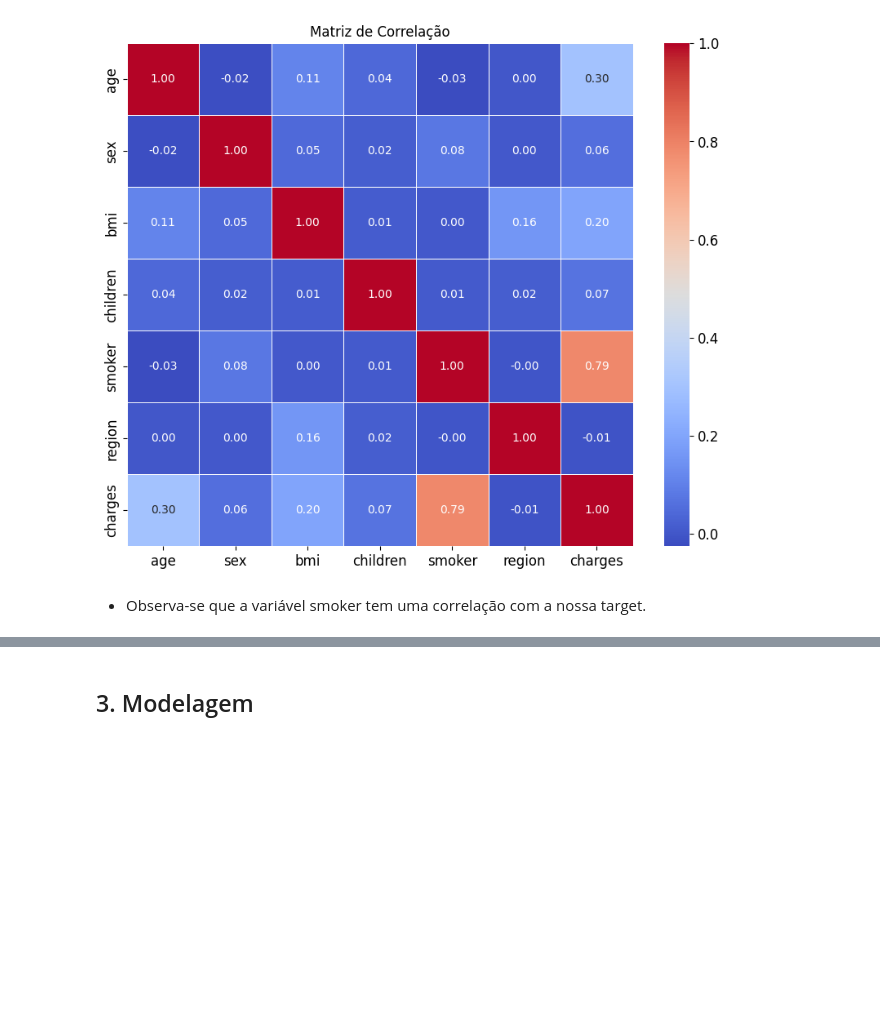
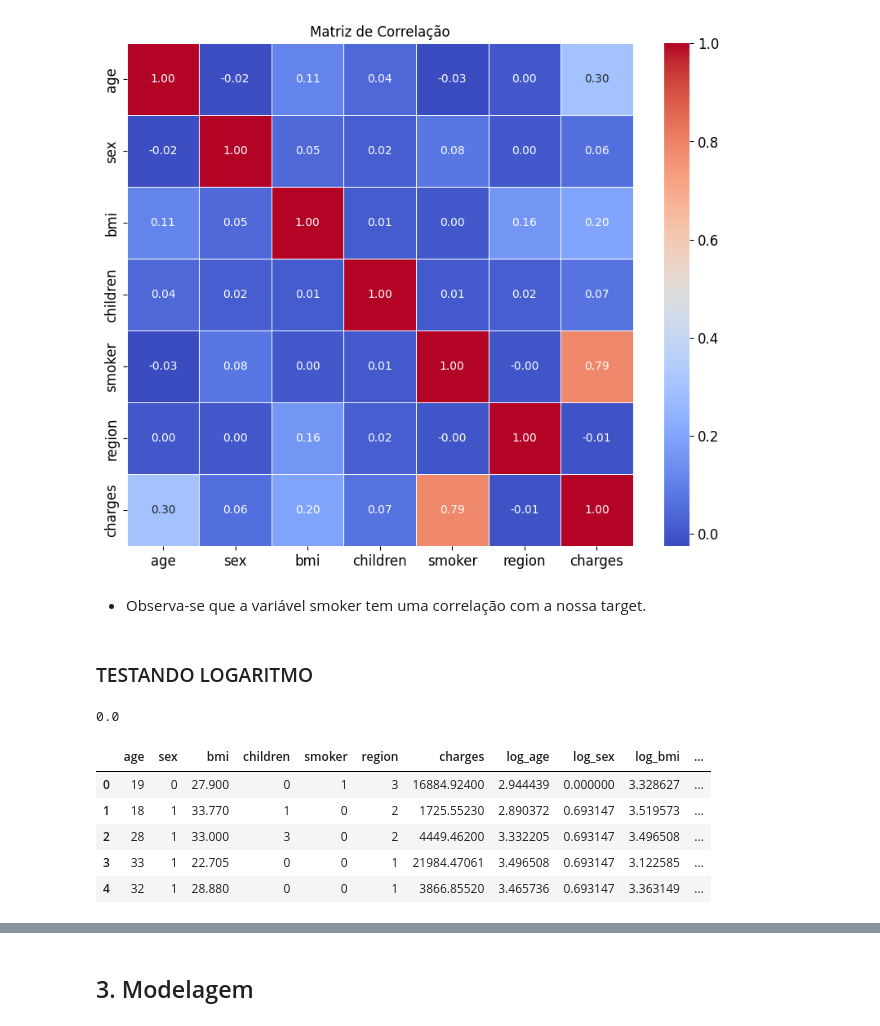
Before and after one commit to biancaalvesb/FIAP_POS_IA_ML, a Jupyter notebook: regressao_tech_challenge_1.ipynb, the cells around one changed output, grey strips where cells are left out. Saved outputs shown, nothing was run; the diff lists cells and outputs as text; code cells hidden in the pictures; blank space fills up the shorter version.

```diff
--- a/regressao_tech_challenge_1.ipynb
+++ b/regressao_tech_challenge_1.ipynb
@@ -219,3 +230,9 @@ plt.show()
 [figure]
 # %% [markdown]
 - Observa-se que a variável smoker tem uma correlação com a nossa target.
+# %% [markdown]
+### TESTANDO LOGARITMO
+# %%
+np.log(1)
+# %% [output]
+0.0
@@ -221,0 +247,9 @@ plt.show()
+# %%
+dataset.head()
+# %% [output]
+|  | age | sex | bmi | children | smoker | region | charges | log_age | log_sex | log_bmi | ... |
+| 0 | 19 | 0 | 27.900 | 0 | 1 | 3 | 16884.92400 | 2.944439 | 0.000000 | 3.328627 | ... |
+| 1 | 18 | 1 | 33.770 | 1 | 0 | 2 | 1725.55230 | 2.890372 | 0.693147 | 3.519573 | ... |
+| 2 | 28 | 1 | 33.000 | 3 | 0 | 2 | 4449.46200 | 3.332205 | 0.693147 | 3.496508 | ... |
+| 3 | 33 | 1 | 22.705 | 0 | 0 | 1 | 21984.47061 | 3.496508 | 0.693147 | 3.122585 | ... |
+| 4 | 32 | 1 | 28.880 | 0 | 0 | 1 | 3866.85520 | 3.465736 | 0.693147 | 3.363149 | ... |
```
Also changed, not shown: parts of 9 cells of this notebook.
